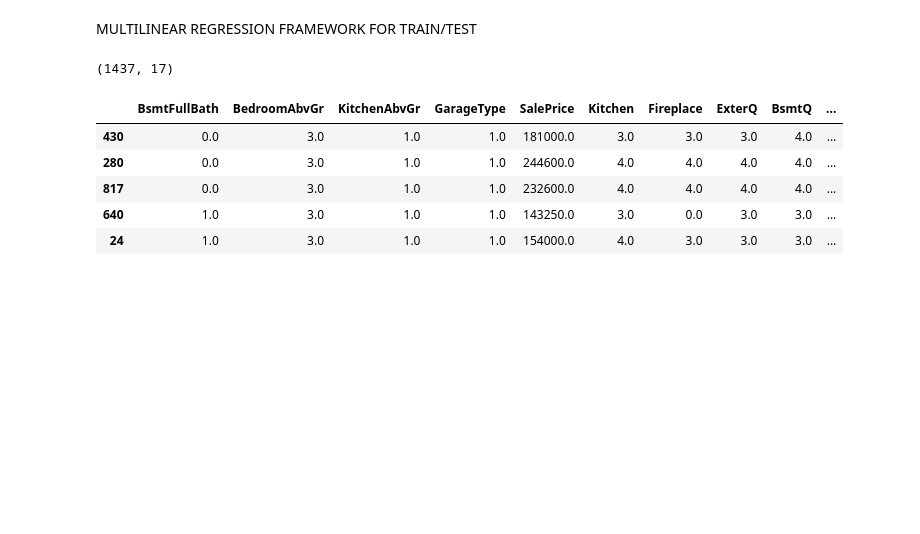
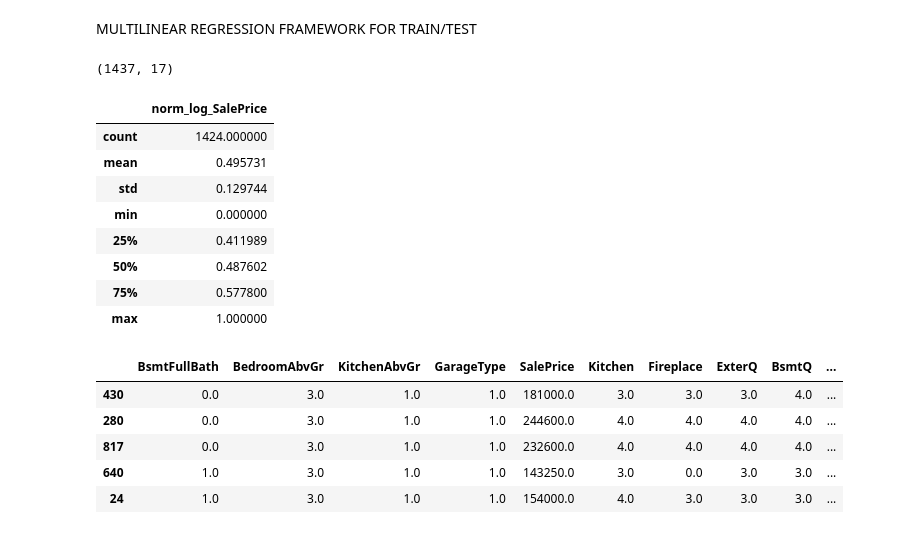
Before and after one commit to marc7531/housing-project, a Jupyter notebook: kate/clean_models.ipynb, the cells around one changed output. Cells and saved outputs as stored; diff of their text form; code cells hidden in the pictures; blank space fills up the shorter version.

```diff
--- a/kate/clean_models.ipynb
+++ b/kate/clean_models.ipynb
@@ -32,3 +58,24 @@ def make_normal(df):
+# %%
+def make_log(df):
+    new_dict = {}
+    cols = df.columns
+    for name in cols:
+        key = 'log_' + name
+        arr = np.array(df[name])
+        value = np.log(arr + 1)
+        new_dict[key] = value
+
+    return pd.DataFrame(new_dict)
+# %% [output]
+|  | norm_log_SalePrice |
+| count | 1424.000000 |
+| mean | 0.495731 |
+| std | 0.129744 |
+| min | 0.000000 |
+| 25% | 0.411989 |
+| 50% | 0.487602 |
+| 75% | 0.577800 |
+| max | 1.000000 |
 # %%
 # Make continuous features normal. Return normed df
 norm_list = ['LotArea', 'Age', 'GrLivArea', 'GarageArea']
```
Also changed, not shown: parts of 15 cells of this notebook.
